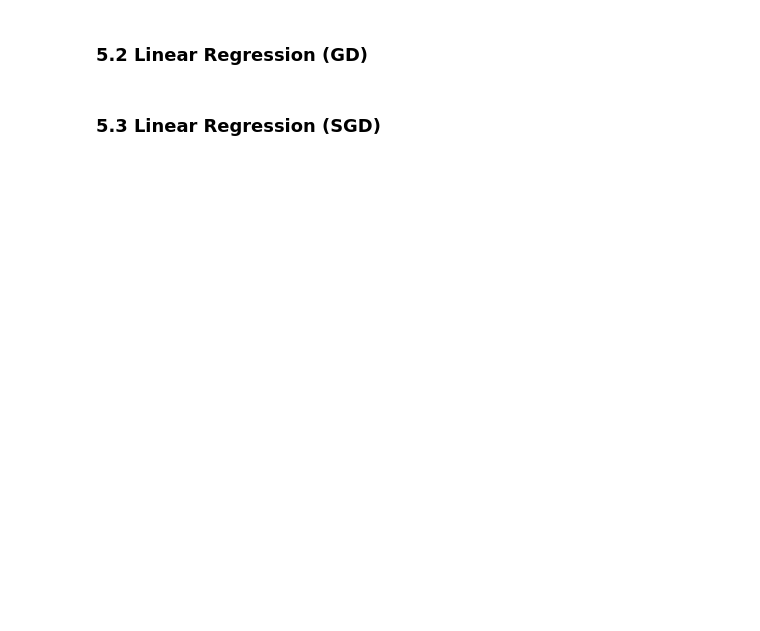
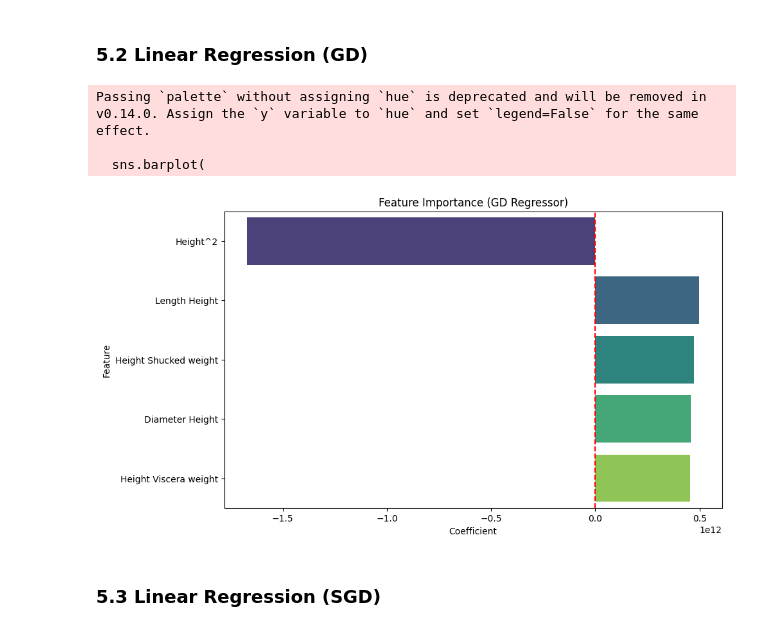
Before and after one commit to sergey162/ML-labs-20205, a Jupyter notebook: lab_1/linear_regression.ipynb, the cells around one changed output. Cells and saved outputs as stored; diff of their text form; code cells hidden in the pictures; blank space fills up the shorter version.

```diff
--- a/lab_1/linear_regression.ipynb
+++ b/lab_1/linear_regression.ipynb
@@ -944,0 +908,30 @@ lr_gd_metrics
+# %%
+# Creation of the SGDRegressor model
+lr_gd = SGDRegressor(
+    max_iter=2000,               # maximum iterations
+    tol=1e-6,                    # stop when improvement < tol
+    learning_rate='constant',    # type of step change
+    eta0=0.01,                   # starting step
+    penalty='l2',                # L2 regularization (Ridge)
+    alpha=0.0001,                # regularization strength
+    shuffle=False,               # do not shuffle data - true GD
+    random_state=RND_SEED,
+    early_stopping=False,        # disable early stopping for pure GD
+    validation_fraction=0.1
+)
+
+# Fit the model on the scaled training data
+lr_gd.fit(X_train_linear_scaled, y_train_linear)
+
+# Predict on the scaled test data
+y_pred_gd = lr_gd.predict(X_test_linear_scaled)
+
+# Calculate metrics
+lr_gd_metrics = get_metrics(y_test_linear, y_pred_gd)
+
+# Update metrics_df
+metrics_df = pd.concat([metrics_df, pd.DataFrame([{'Model': 'Linear Regression (GD)', **lr_gd_metrics}])], ignore_index=True)
+
+# Display metrics
+print("Metrics for Linear Regression (GD):")
+print(lr_gd_metrics)
@@ -1161,21 +1142,28 @@ ValueError: All arrays must be of the same length
 # %% [markdown]
 ### 5.2 Linear Regression (GD)
 # %%
+feature_names = poly.get_feature_names_out(X_train_linear.columns)
+
 importance = pd.DataFrame({
-    'Feature': X_linear_train.columns,
+    'Feature': feature_names,
     'Coefficient': lr_gd.coef_
 }).sort_values(by='Coefficient', key=abs, ascending=False)
 
 plt.figure(figsize=(10,6))
 sns.barplot(
     x='Coefficient',
     y='Feature',
-    data=importance,
+    data=importance.head(5),
     palette='viridis'
 )
 plt.axvline(0, color='red', linestyle='--')
 plt.title('Feature Importance (GD Regressor)')
 plt.show()
+# %% [output]
+Passing `palette` without assigning `hue` is deprecated and will be removed in v0.14.0. Assign the `y` variable to `hue` and set `legend=False` for the same effect.
+
+  sns.barplot(
+[figure, added]
 # %% [markdown]
 ### 5.3 Linear Regression (SGD)
 # %%
```
Also changed, not shown: parts of 33 cells of this notebook.
